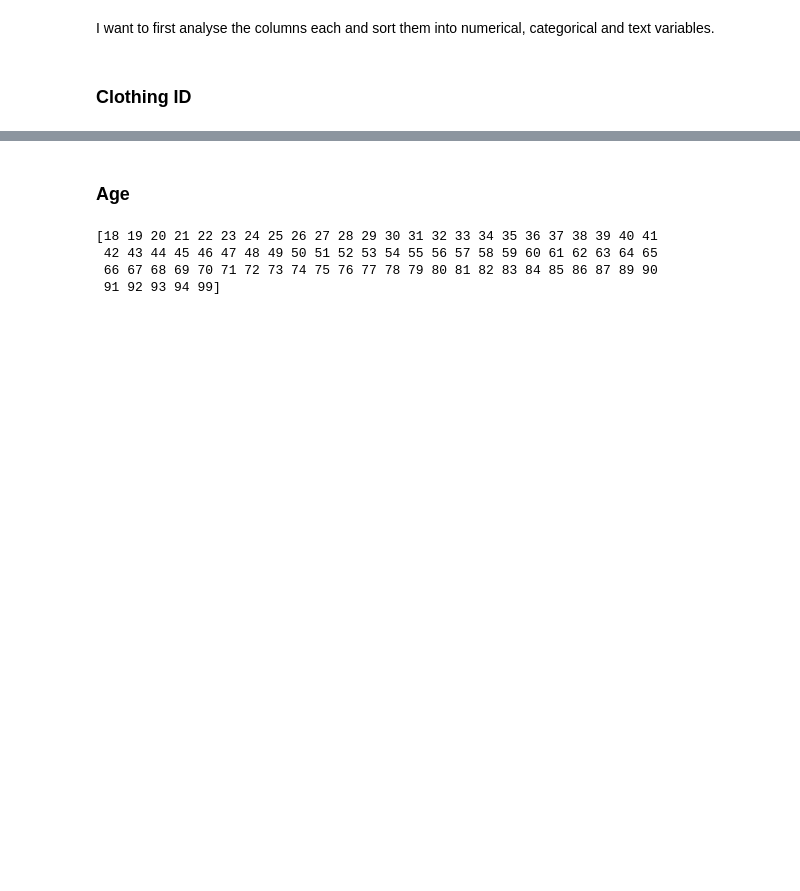
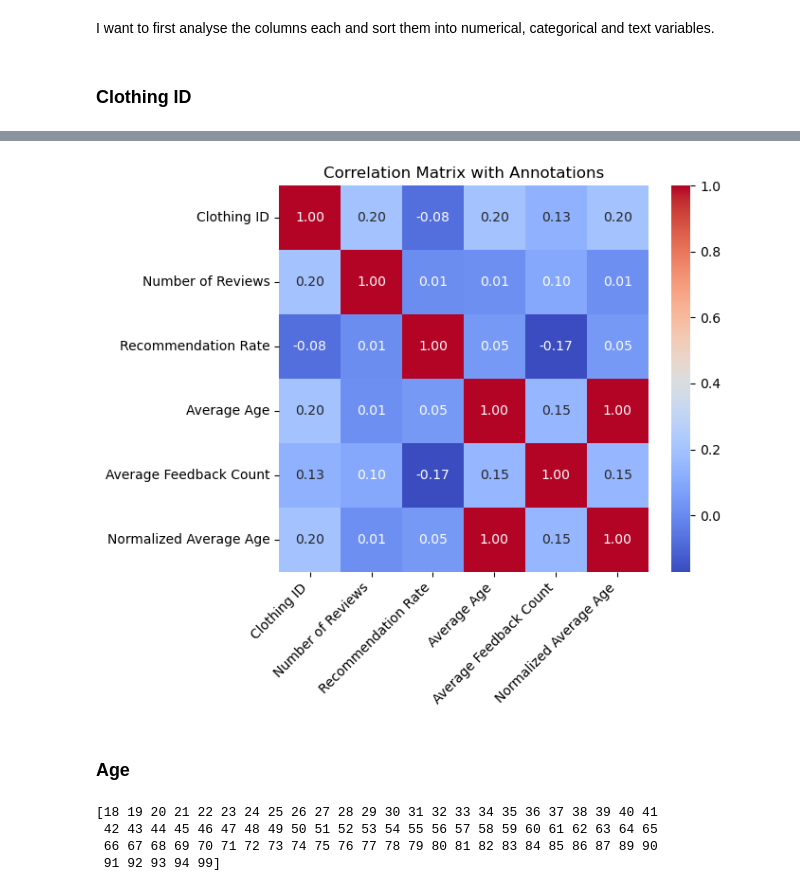
Before and after one commit to LucWill/fashion-forecasting, a Jupyter notebook: starter/starter.ipynb, the cells around one changed output, grey strips where cells are left out. Cells and saved outputs as stored; diff of their text form; code cells hidden in the pictures; blank space fills up the shorter version.

```diff
--- a/starter/starter.ipynb
+++ b/starter/starter.ipynb
@@ -135,3 +170,25 @@ print(len(CID))
+# %%
+import seaborn as sns
+import matplotlib.pyplot as plt
+
+# Select numeric features
+numeric_features = product_stats.select_dtypes(include=['float64', 'int64'])
+
+# Compute correlation matrix
+correlation_matrix = numeric_features.corr()
+
+# Plot heatmap with annotations
+plt.figure(figsize=(7, 6))
+sns.heatmap(correlation_matrix, annot=True, fmt=".2f", cmap='coolwarm', cbar=True,
+            xticklabels=correlation_matrix.columns,
+            yticklabels=correlation_matrix.columns)
+plt.title("Correlation Matrix with Annotations")
+plt.xticks(rotation=45, ha='right')
+plt.yticks(rotation=0)
+plt.tight_layout()
+plt.show()
+# %% [output]
+[figure, added]
 # %% [markdown]
 ### Age
 # %%
```
Also changed, not shown: parts of 10 cells of this notebook.
